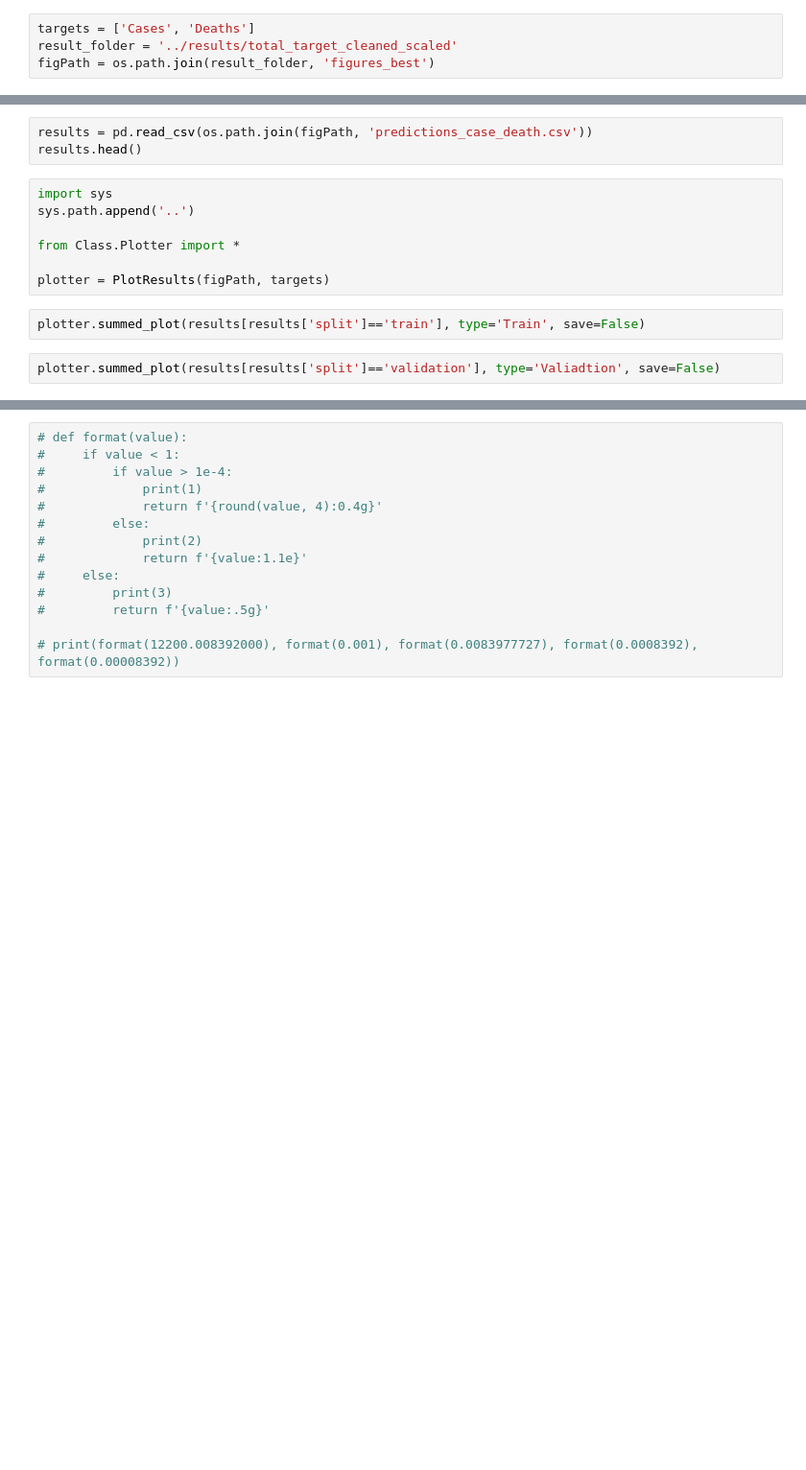
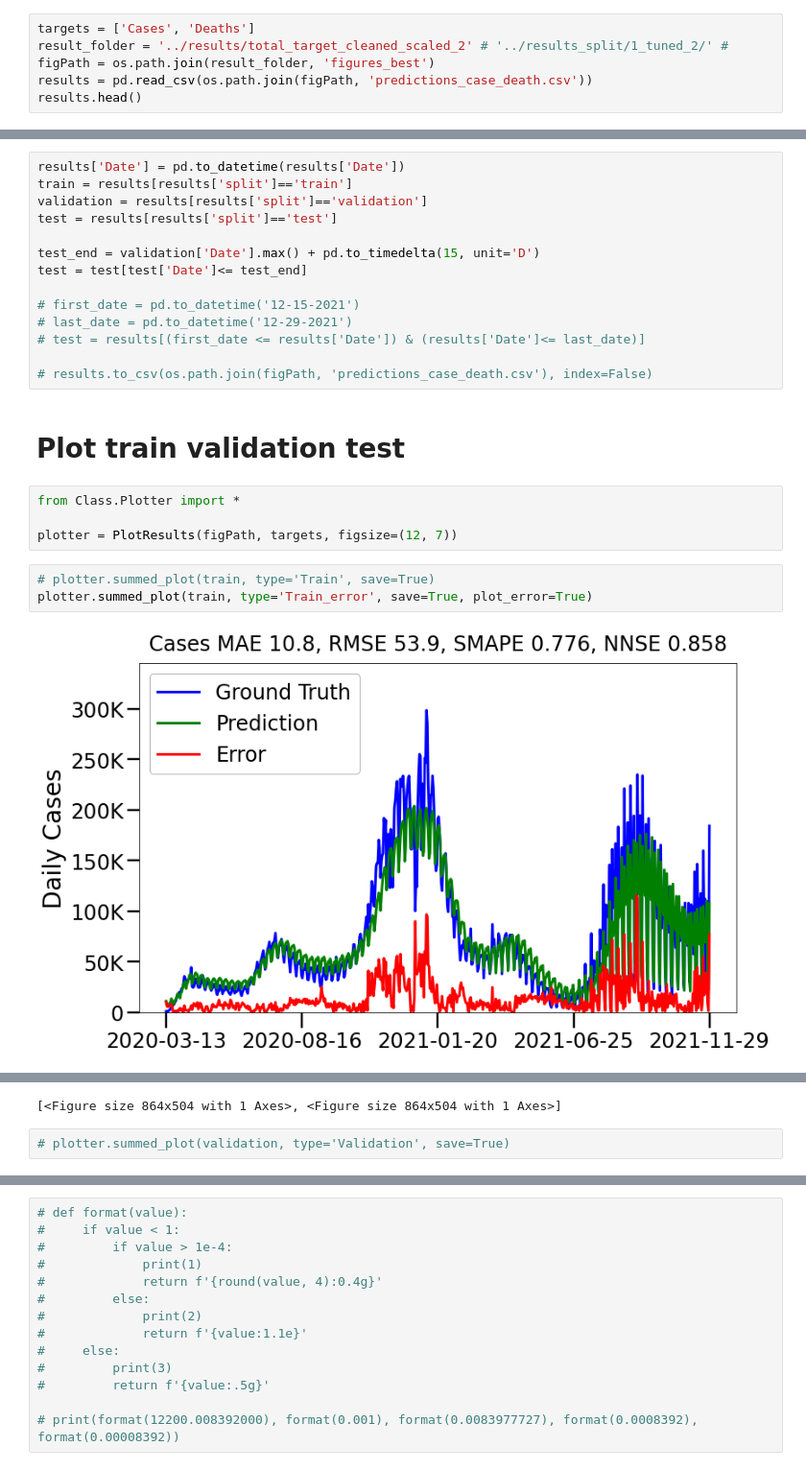
Before and after one commit to Data-ScienceHub/gpce-covid, a Jupyter notebook: TFT-pytorch/notebook/Plot prediction.ipynb, the cells around one changed output, grey strips where cells are left out. Shown at 96% size. Cells and saved outputs as stored; diff of their text form; blank space fills up the shorter version.

Commit message:
update script, notebook and ground truth plots

```diff
--- a/TFT-pytorch/notebook/Plot prediction.ipynb
+++ b/TFT-pytorch/notebook/Plot prediction.ipynb
@@ -5,4 +9,6 @@ import os
 # %%
 targets = ['Cases', 'Deaths']
-result_folder = '../results/total_target_cleaned_scaled'
+result_folder = '../results/total_target_cleaned_scaled_2' # '../results_split/1_tuned_2/' #
 figPath = os.path.join(result_folder, 'figures_best')
+results = pd.read_csv(os.path.join(figPath, 'predictions_case_death.csv'))
+results.head()
@@ -9,14 +22,25 @@ figPath = os.path.join(result_folder, 'figures_best')
-# %%
-results = pd.read_csv(os.path.join(figPath, 'predictions_case_death.csv'))
-results.head()
+# %%
+results['Date'] = pd.to_datetime(results['Date'])
+train = results[results['split']=='train']
+validation = results[results['split']=='validation']
+test = results[results['split']=='test']
+
+test_end = validation['Date'].max() + pd.to_timedelta(15, unit='D')
+test = test[test['Date']<= test_end]
+
+# first_date = pd.to_datetime('12-15-2021')
+# last_date = pd.to_datetime('12-29-2021')
+# test = results[(first_date <= results['Date']) & (results['Date']<= last_date)]
+
+# results.to_csv(os.path.join(figPath, 'predictions_case_death.csv'), index=False)
+# %% [markdown]
+# Plot train validation test
 # %%
-import sys
-sys.path.append('..')
-
 from Class.Plotter import *
 
-plotter = PlotResults(figPath, targets)
+plotter = PlotResults(figPath, targets, figsize=(12, 7))
-# %%
-plotter.summed_plot(results[results['split']=='train'], type='Train', save=False)
-# %%
-plotter.summed_plot(results[results['split']=='validation'], type='Valiadtion', save=False)
+# %%
+# plotter.summed_plot(train, type='Train', save=True)
+plotter.summed_plot(train, type='Train_error', save=True, plot_error=True)
+# %% [output]
+[figure, added]
@@ -22,0 +48,3 @@ plotter.summed_plot(results[results['split']=='validation'], type='Valiadtion',
+[<Figure size 864x504 with 1 Axes>, <Figure size 864x504 with 1 Axes>]
+# %%
+# plotter.summed_plot(validation, type='Validation', save=True)
```
Also changed, not shown: parts of 12 cells of this notebook, 55 other files.
